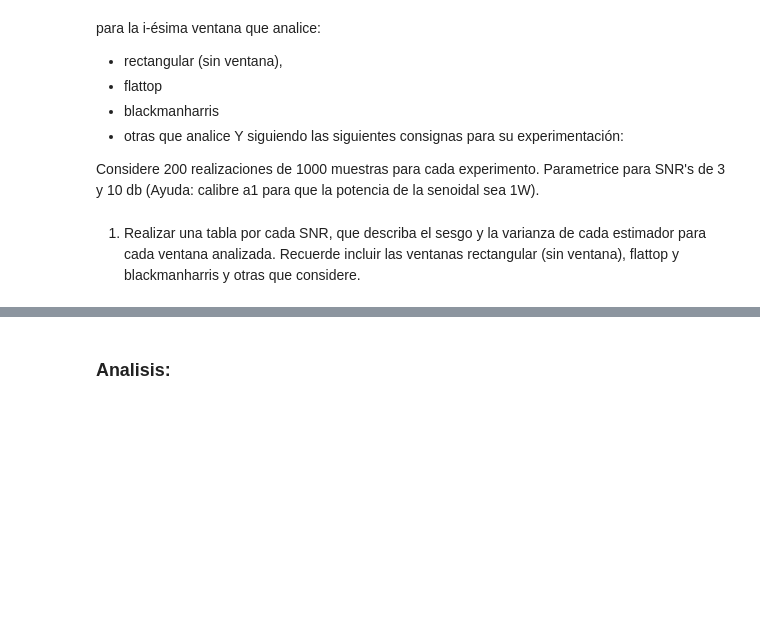
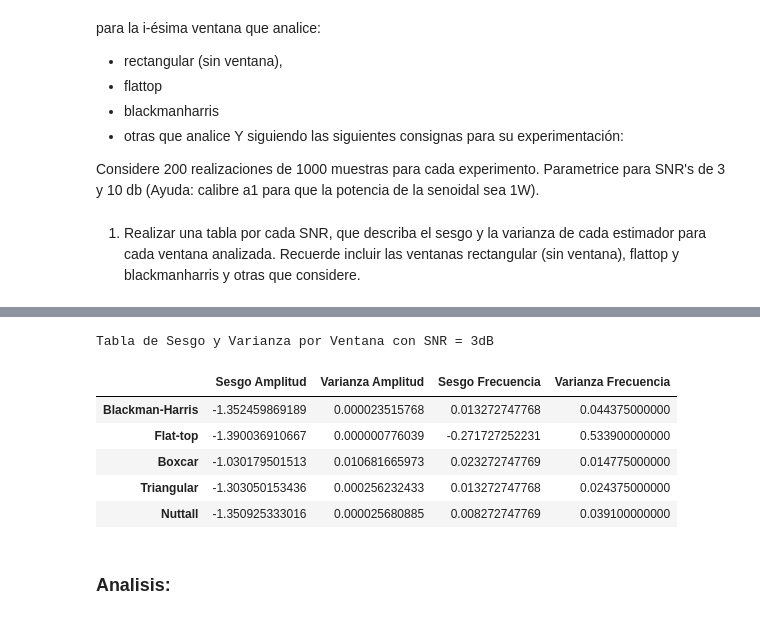
Before and after one commit to Joaquin11Sto/directorio_de_trabajo, a Jupyter notebook: TS4.ipynb, the cells around one changed output, grey strips where cells are left out. Drawn from its saved outputs; the diff is of its cells as text; code cells hidden in the pictures; blank space fills up the shorter version.

```diff
--- a/TS4.ipynb
+++ b/TS4.ipynb
@@ -272,3 +268,21 @@ Tabla de Sesgo y Varianza por Ventana
+# %%
+tabla = pd.DataFrame({
+"Sesgo Amplitud ": [sesgo_a_BHK_2, sesgo_a_FLT_2, sesgo_a_BOX_2, sesgo_a_TRA_2, sesgo_a_NUT_2],
+"Varianza Amplitud ":[varianza_a_BHK_2,varianza_a_FLT_2,varianza_a_BOX_2,varianza_a_TRA_2,varianza_a_NUT_2],
+"Sesgo Frecuencia":[sesgo_omega_BHK_2, sesgo_omega_FLT_2, sesgo_omega_BOX_2, sesgo_omega_TRA_2, sesgo_omega_NUT_2],
+"Varianza Frecuencia":[varianza_omega_BHK_2,varianza_omega_FLT_2,varianza_omega_BOX_2,varianza_omega_TRA_2,varianza_omega_NUT_2]
+}, index=["Blackman-Harris", "Flat-top", "Boxcar", "Triangular", "Nuttall"])
+tabla.style.set_caption("Tabla de Sesgo y Varianza por Ventana con SNR = 3dB") \
+    .format("{:.16f}") \
+    .set_table_styles([{"selector": "caption", "props": [("font-size", "16px"), ("font-weight", "bold")]}])
+# %% [output]
+Tabla de Sesgo y Varianza por Ventana con SNR = 3dB
+|  | Sesgo Amplitud | Varianza Amplitud | Sesgo Frecuencia | Varianza Frecuencia |
+| Blackman-Harris | -1.352459869189 | 0.000023515768 | 0.013272747768 | 0.044375000000 |
+| Flat-top | -1.390036910667 | 0.000000776039 | -0.271727252231 | 0.533900000000 |
+| Boxcar | -1.030179501513 | 0.010681665973 | 0.023272747769 | 0.014775000000 |
+| Triangular | -1.303050153436 | 0.000256232433 | 0.013272747768 | 0.024375000000 |
+| Nuttall | -1.350925333016 | 0.000025680885 | 0.008272747769 | 0.039100000000 |
 # %% [markdown]
 ### Analisis:
 # %% [markdown]
```
Also changed, not shown: parts of 3 cells of this notebook, 1 other file.
